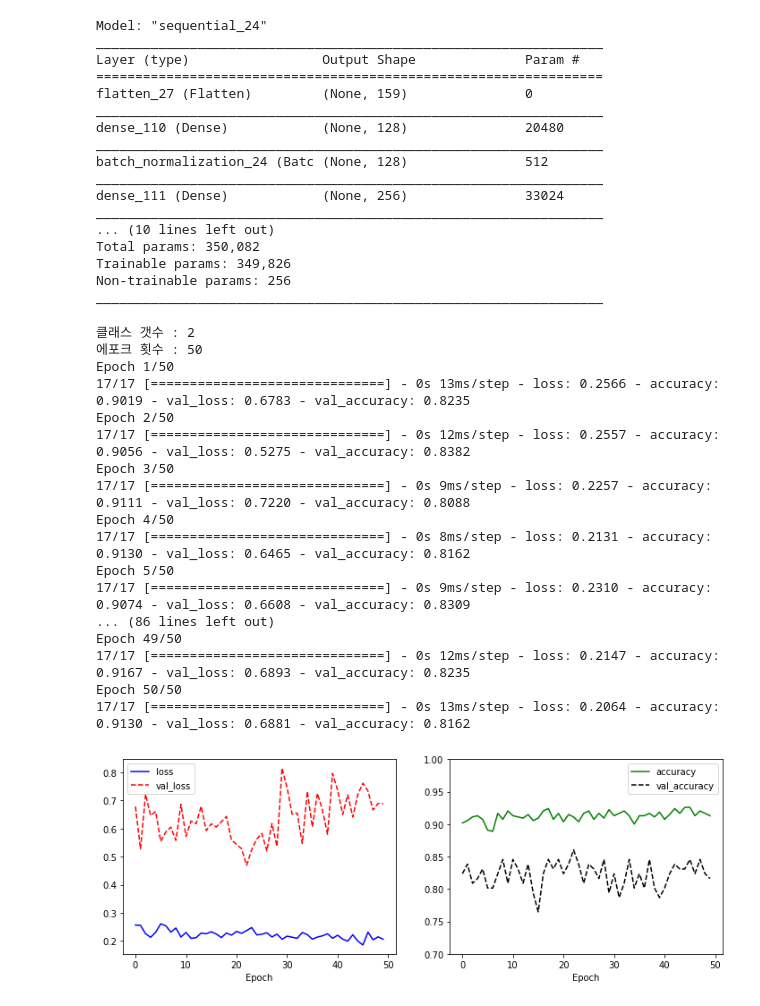
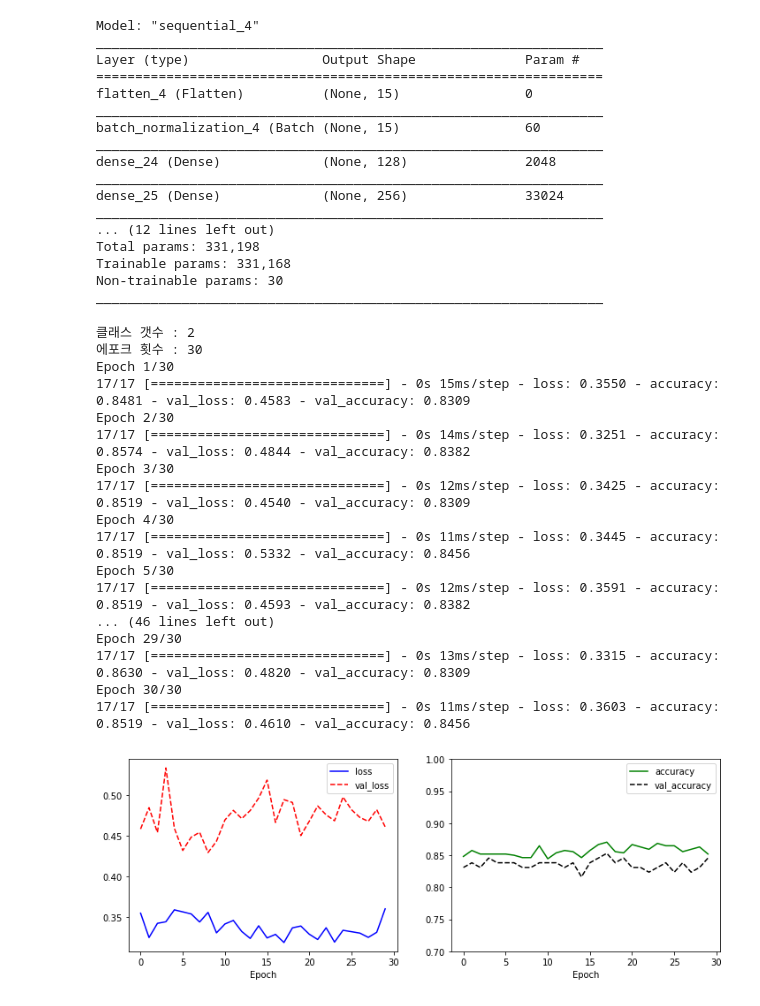
Before and after one commit to hrdkdh/kaggle, a Jupyter notebook: titanic/prediction_titanic_by_dnn.ipynb, the cells around one changed output. Drawn from its saved outputs; the diff is of its cells as text; code cells hidden in the pictures.

```diff
--- a/titanic/prediction_titanic_by_dnn.ipynb
+++ b/titanic/prediction_titanic_by_dnn.ipynb
@@ -60,7 +66,8 @@ display(df_selected)
 # %%
 #데이터셋 분리
-x = df_selected.drop("Survived", axis=1)
-y = df_selected["Survived"]
+org_data = preProcessing(df)
+x = org_data.drop("Survived", axis=1)
+y = org_data["Survived"]
 display(x)
 display(y)
 # %% [output]
@@ -103,11 +110,12 @@ display(y_train.shape)
 class_counts = 2
 model = tf.keras.Sequential([
     tf.keras.layers.Flatten(input_shape = (x_train.shape[1], 1)),
+    tf.keras.layers.BatchNormalization(),
     tf.keras.layers.Dense(units=128, activation="relu"),
-    tf.keras.layers.BatchNormalization(),
     tf.keras.layers.Dense(units=256, activation="relu"),
     tf.keras.layers.Dropout(rate=0.2),
     tf.keras.layers.Dense(units=512, activation="relu"),
+    tf.keras.layers.Dropout(rate=0.2),
     tf.keras.layers.Dense(units=256, activation="relu"),
     tf.keras.layers.Dense(units=128, activation="relu"),
     tf.keras.layers.Dense(units=class_counts, activation="softmax")
@@ -120,25 +128,25 @@ model.compile(optimizer=tf.keras.optimizers.Adam(),
 #계층, 차원, 파라미터 수 요약 확인
 model.summary()
 # %% [output]
-Model: "sequential_24"
+Model: "sequential_4"
 _________________________________________________________________
 Layer (type)                 Output Shape              Param #
 =================================================================
-flatten_27 (Flatten)         (None, 159)               0
+flatten_4 (Flatten)          (None, 15)                0
 _________________________________________________________________
-dense_110 (Dense)            (None, 128)               20480
+batch_normalization_4 (Batch (None, 15)                60
 _________________________________________________________________
-batch_normalization_24 (Batc (None, 128)               512
+dense_24 (Dense)             (None, 128)               2048
 _________________________________________________________________
-dense_111 (Dense)            (None, 256)               33024
+dense_25 (Dense)             (None, 256)               33024
 _________________________________________________________________
-... (10 lines left out)
-Total params: 350,082
-Trainable params: 349,826
-Non-trainable params: 256
+... (12 lines left out)
+Total params: 331,198
+Trainable params: 331,168
+Non-trainable params: 30
 _________________________________________________________________
 # %%
-epoch_counts = 50
+epoch_counts = 30
 print("클래스 갯수 : " + str(class_counts))
 print("에포크 횟수 : " + str(epoch_counts))
 history = model.fit(
@@ -154,47 +162,47 @@ plt.subplot(1, 2, 1)
 plt.plot(history.history["loss"], "b-", label="loss")
 plt.plot(history.history["val_loss"], "r--", label="val_loss")
 plt.xlabel("Epoch")
 plt.legend()
 
 #train accutacy, validation accuracy 그래프 출력
 plt.subplot(1, 2, 2)
 plt.plot(history.history["accuracy"], "g-", label="accuracy")
 plt.plot(history.history["val_accuracy"], "k--", label="val_accuracy")
 plt.xlabel("Epoch")
 plt.ylim(0.7, 1)
 plt.legend()
 plt.show()
 
 print("최종 결과 : ", model.evaluate(x_test, y_test))
 
 try:
     json_string = model.to_json()
     open("saved_dnn_model_json.json", "w").write(json_string)
     model.save_weights("saved_dnn_model_weights.h5", overwrite=True)
     with open("dnn_class_names.json", "w") as outfile:
         json.dump({0:"die", 1:"survived"}, outfile)
 except Exception as e:
     print("=================================")
     print("=================================")
     print("모델 저장 중 오류가 발생하였습니다!", e)
     print("=================================")
     print("=================================")
 # %% [output]
 클래스 갯수 : 2
-에포크 횟수 : 50
-Epoch 1/50
-17/17 [==============================] - 0s 13ms/step - loss: 0.2566 - accuracy: 0.9019 - val_loss: 0.6783 - val_accuracy: 0.8235
-Epoch 2/50
-17/17 [==============================] - 0s 12ms/step - loss: 0.2557 - accuracy: 0.9056 - val_loss: 0.5275 - val_accuracy: 0.8382
-Epoch 3/50
-17/17 [==============================] - 0s 9ms/step - loss: 0.2257 - accuracy: 0.9111 - val_loss: 0.7220 - val_accuracy: 0.8088
-Epoch 4/50
-17/17 [==============================] - 0s 8ms/step - loss: 0.2131 - accuracy: 0.9130 - val_loss: 0.6465 - val_accuracy: 0.8162
-Epoch 5/50
-17/17 [==============================] - 0s 9ms/step - loss: 0.2310 - accuracy: 0.9074 - val_loss: 0.6608 - val_accuracy: 0.8309
-... (86 lines left out)
-Epoch 49/50
-17/17 [==============================] - 0s 12ms/step - loss: 0.2147 - accuracy: 0.9167 - val_loss: 0.6893 - val_accuracy: 0.8235
-Epoch 50/50
-17/17 [==============================] - 0s 13ms/step - loss: 0.2064 - accuracy: 0.9130 - val_loss: 0.6881 - val_accuracy: 0.8162
+에포크 횟수 : 30
+Epoch 1/30
+17/17 [==============================] - 0s 15ms/step - loss: 0.3550 - accuracy: 0.8481 - val_loss: 0.4583 - val_accuracy: 0.8309
+Epoch 2/30
+17/17 [==============================] - 0s 14ms/step - loss: 0.3251 - accuracy: 0.8574 - val_loss: 0.4844 - val_accuracy: 0.8382
+Epoch 3/30
+17/17 [==============================] - 0s 12ms/step - loss: 0.3425 - accuracy: 0.8519 - val_loss: 0.4540 - val_accuracy: 0.8309
+Epoch 4/30
+17/17 [==============================] - 0s 11ms/step - loss: 0.3445 - accuracy: 0.8519 - val_loss: 0.5332 - val_accuracy: 0.8456
+Epoch 5/30
+17/17 [==============================] - 0s 12ms/step - loss: 0.3591 - accuracy: 0.8519 - val_loss: 0.4593 - val_accuracy: 0.8382
+... (46 lines left out)
+Epoch 29/30
+17/17 [==============================] - 0s 13ms/step - loss: 0.3315 - accuracy: 0.8630 - val_loss: 0.4820 - val_accuracy: 0.8309
+Epoch 30/30
+17/17 [==============================] - 0s 11ms/step - loss: 0.3603 - accuracy: 0.8519 - val_loss: 0.4610 - val_accuracy: 0.8456
-[figure, old version]
+[figure, new version]
```
Also changed, not shown: parts of 6 cells of this notebook, 9 other files.
